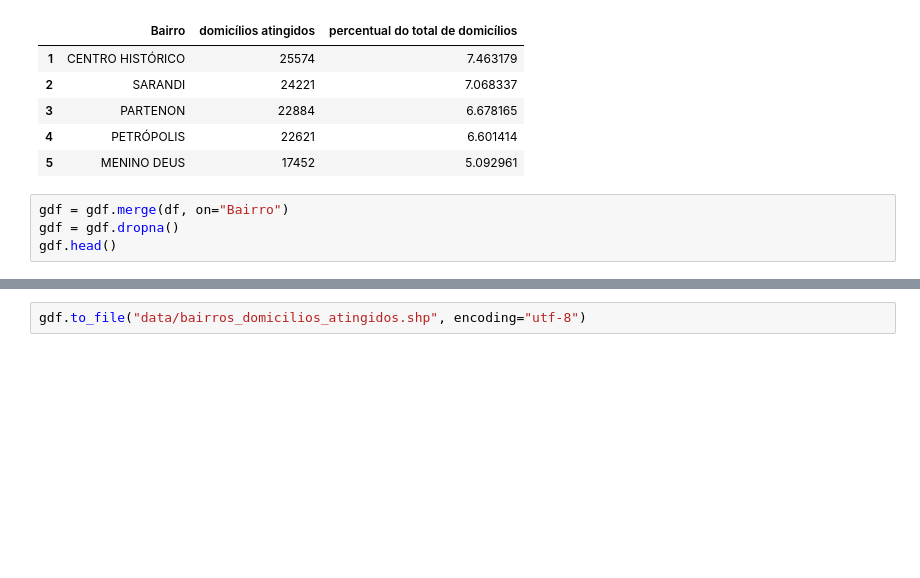
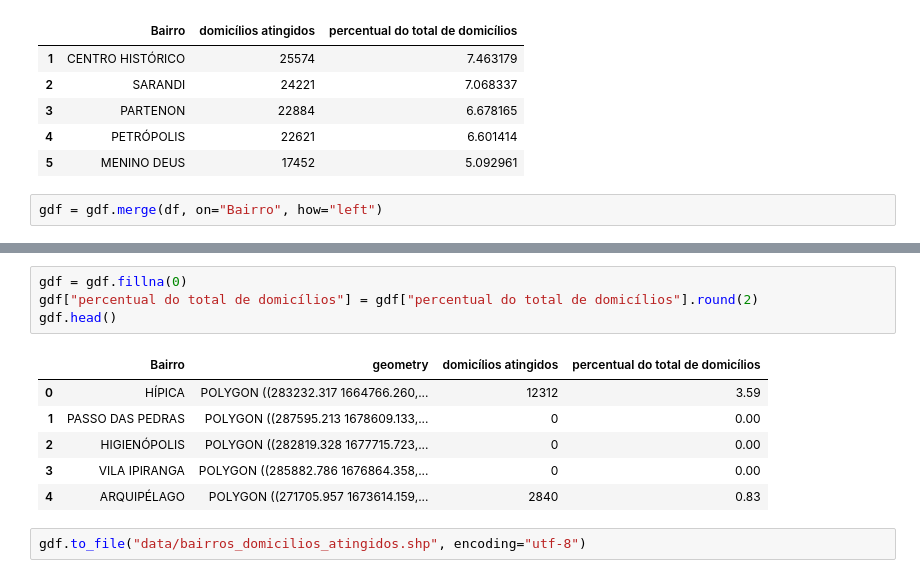
Before and after one commit to gefgu/guardia-gaucha, a Jupyter notebook: get_porto_alegre_water_data.ipynb, the cells around one changed output, grey strips where cells are left out. Drawn from its saved outputs; the diff is of its cells as text; blank space fills up the shorter version.

Commit message:
feat: porto alegre bairros viz

```diff
--- a/get_porto_alegre_water_data.ipynb
+++ b/get_porto_alegre_water_data.ipynb
@@ -33,6 +33,4 @@ df.head()
 | 4 | PETRÓPOLIS | 22621 | 6.601414 |
 | 5 | MENINO DEUS | 17452 | 5.092961 |
 # %%
-gdf = gdf.merge(df, on="Bairro")
-gdf = gdf.dropna()
-gdf.head()
+gdf = gdf.merge(df, on="Bairro", how="left")
@@ -46,2 +37,13 @@ gdf.head()
+# %%
+gdf = gdf.fillna(0)
+gdf["percentual do total de domicílios"] = gdf["percentual do total de domicílios"].round(2)
+gdf.head()
+# %% [output]
+|  | Bairro | geometry | domicílios atingidos | percentual do total de domicílios |
+| 0 | HÍPICA | POLYGON ((283232.317 1664766.260,... | 12312 | 3.59 |
+| 1 | PASSO DAS PEDRAS | POLYGON ((287595.213 1678609.133,... | 0 | 0.00 |
+| 2 | HIGIENÓPOLIS | POLYGON ((282819.328 1677715.723,... | 0 | 0.00 |
+| 3 | VILA IPIRANGA | POLYGON ((285882.786 1676864.358,... | 0 | 0.00 |
+| 4 | ARQUIPÉLAGO | POLYGON ((271705.957 1673614.159,... | 2840 | 0.83 |
 # %%
 gdf.to_file("data/bairros_domicilios_atingidos.shp", encoding="utf-8")
```
Also changed, not shown: parts of 1 cell of this notebook, 5 other files.
